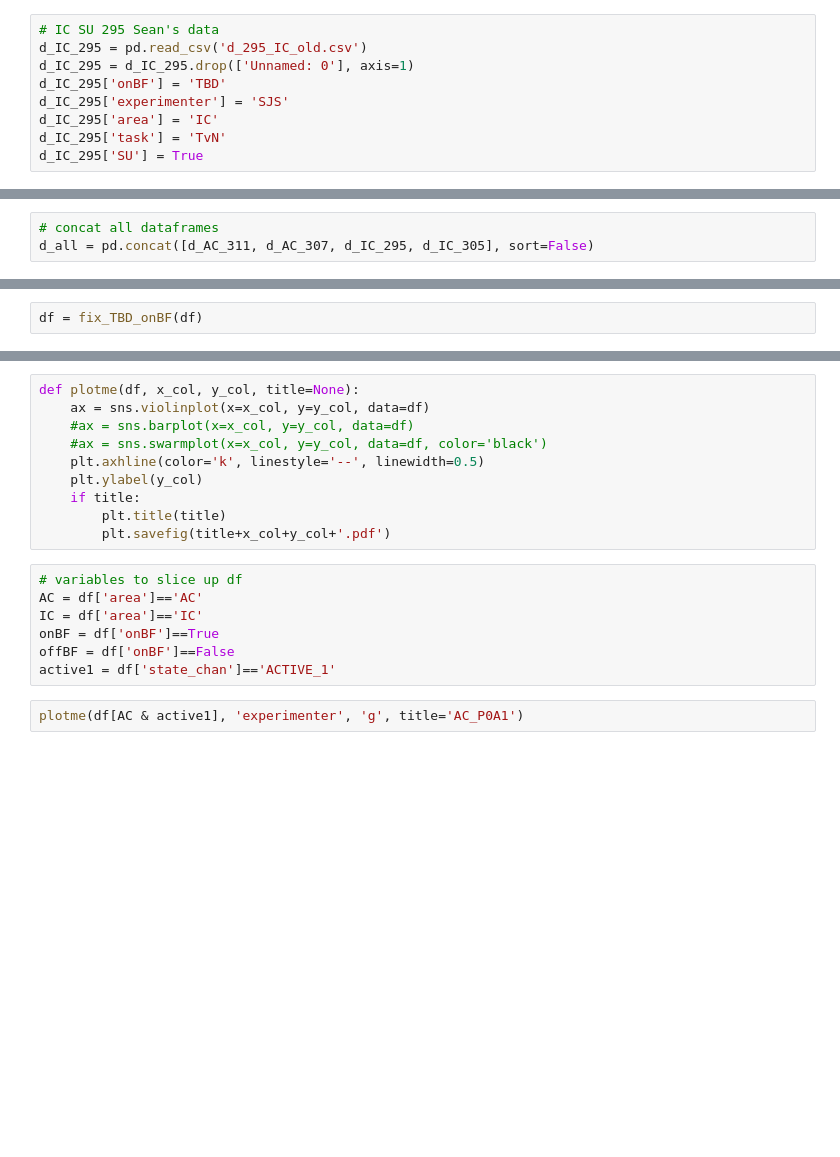
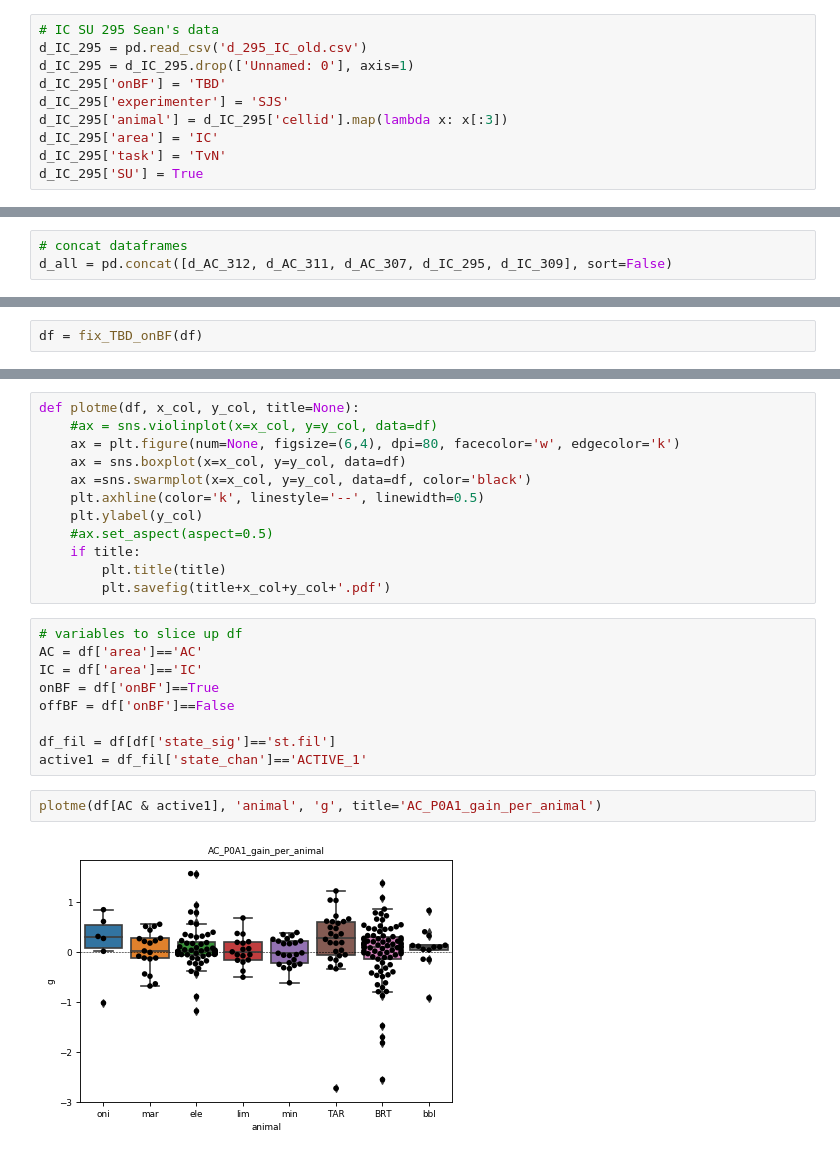
Before and after one commit to nadoss/nems_db, a Jupyter notebook: nems_lbhb/notebooks/ACIC_comparisons/ACIC_comp_DS_SVD_SJS_new.ipynb, the cells around one changed output, grey strips where cells are left out. Saved outputs shown, nothing was run; the diff lists cells and outputs as text; blank space fills up the shorter version.

```diff
--- a/nems_lbhb/notebooks/ACIC_comparisons/ACIC_comp_DS_SVD_SJS_new.ipynb
+++ b/nems_lbhb/notebooks/ACIC_comparisons/ACIC_comp_DS_SVD_SJS_new.ipynb
@@ -78,6 +138,7 @@ d_IC_295 = pd.read_csv('d_295_IC_old.csv')
 d_IC_295 = d_IC_295.drop(['Unnamed: 0'], axis=1)
 d_IC_295['onBF'] = 'TBD'
 d_IC_295['experimenter'] = 'SJS'
+d_IC_295['animal'] = d_IC_295['cellid'].map(lambda x: x[:3])
 d_IC_295['area'] = 'IC'
 d_IC_295['task'] = 'TvN'
 d_IC_295['SU'] = True
@@ -86,5 +154,5 @@ d_IC_295.head()
 # %%
-# concat all dataframes
-d_all = pd.concat([d_AC_311, d_AC_307, d_IC_295, d_IC_305], sort=False)
+# concat dataframes
+d_all = pd.concat([d_AC_312, d_AC_311, d_AC_307, d_IC_295, d_IC_309], sort=False)
 # %%
 d_all.head()
@@ -137,10 +286,12 @@ df['onBF'].value_counts()
 # %%
 def plotme(df, x_col, y_col, title=None):
-    ax = sns.violinplot(x=x_col, y=y_col, data=df)
-    #ax = sns.barplot(x=x_col, y=y_col, data=df)
-    #ax = sns.swarmplot(x=x_col, y=y_col, data=df, color='black')
+    #ax = sns.violinplot(x=x_col, y=y_col, data=df)
+    ax = plt.figure(num=None, figsize=(6,4), dpi=80, facecolor='w', edgecolor='k')
+    ax = sns.boxplot(x=x_col, y=y_col, data=df)
+    ax =sns.swarmplot(x=x_col, y=y_col, data=df, color='black')
     plt.axhline(color='k', linestyle='--', linewidth=0.5)
     plt.ylabel(y_col)
+    #ax.set_aspect(aspect=0.5)
     if title:
         plt.title(title)
         plt.savefig(title+x_col+y_col+'.pdf')
@@ -150,6 +301,10 @@ AC = df['area']=='AC'
 IC = df['area']=='IC'
 onBF = df['onBF']==True
 offBF = df['onBF']==False
-active1 = df['state_chan']=='ACTIVE_1'
+
+df_fil = df[df['state_sig']=='st.fil']
+active1 = df_fil['state_chan']=='ACTIVE_1'
 # %%
-plotme(df[AC & active1], 'experimenter', 'g', title='AC_P0A1')
+plotme(df[AC & active1], 'animal', 'g', title='AC_P0A1_gain_per_animal')
+# %% [output]
+[figure, added]
```
Also changed, not shown: parts of 36 cells of this notebook.
